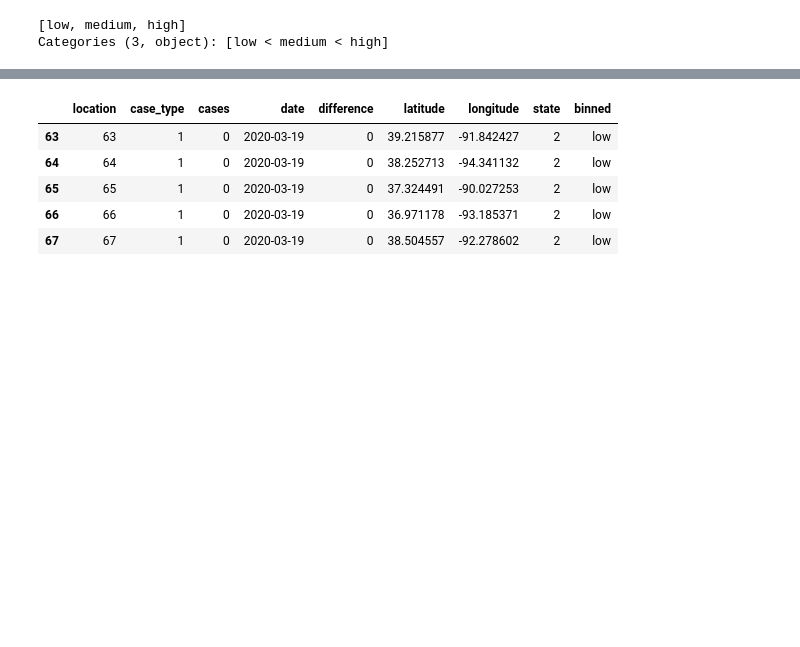
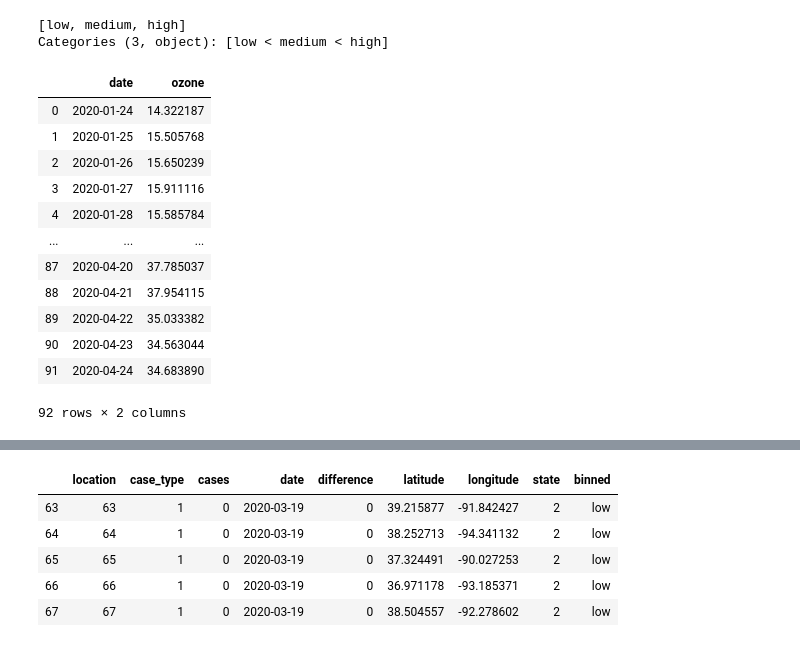
Before and after one commit to mkrish14/itcs6155_group14, a Jupyter notebook: Deliverable_4/kbs_covid_latestdata.ipynb, the cells around one changed output, grey strips where cells are left out. Cells and saved outputs as stored; diff of their text form; code cells hidden in the pictures; blank space fills up the shorter version.

```diff
--- a/Deliverable_4/kbs_covid_latestdata.ipynb
+++ b/Deliverable_4/kbs_covid_latestdata.ipynb
@@ -536,4 +534,19 @@ df_combined['binned'].unique()
 Categories (3, object): [low < medium < high]
 # %%
 grouped_ozone = df_combined.groupby('date',as_index=False).ozone.mean()
+grouped_ozone
+# %% [output]
+|  | date | ozone |
+| 0 | 2020-01-24 | 14.322187 |
+| 1 | 2020-01-25 | 15.505768 |
+| 2 | 2020-01-26 | 15.650239 |
+| 3 | 2020-01-27 | 15.911116 |
+| 4 | 2020-01-28 | 15.585784 |
+| ... | ... | ... |
+| 87 | 2020-04-20 | 37.785037 |
+| 88 | 2020-04-21 | 37.954115 |
+| 89 | 2020-04-22 | 35.033382 |
+| 90 | 2020-04-23 | 34.563044 |
+| 91 | 2020-04-24 | 34.683890 |
+92 rows × 2 columns
 # %%
```
Also changed, not shown: parts of 11 cells of this notebook.
